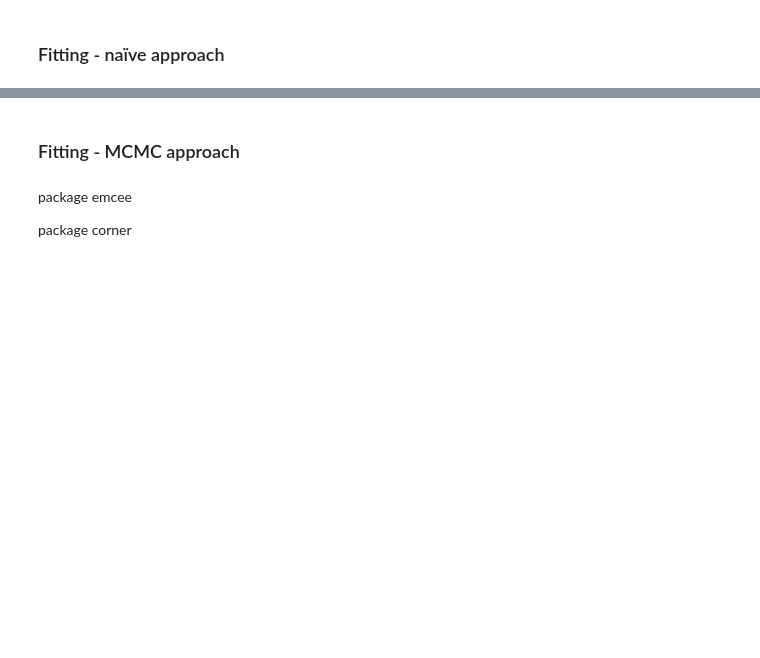
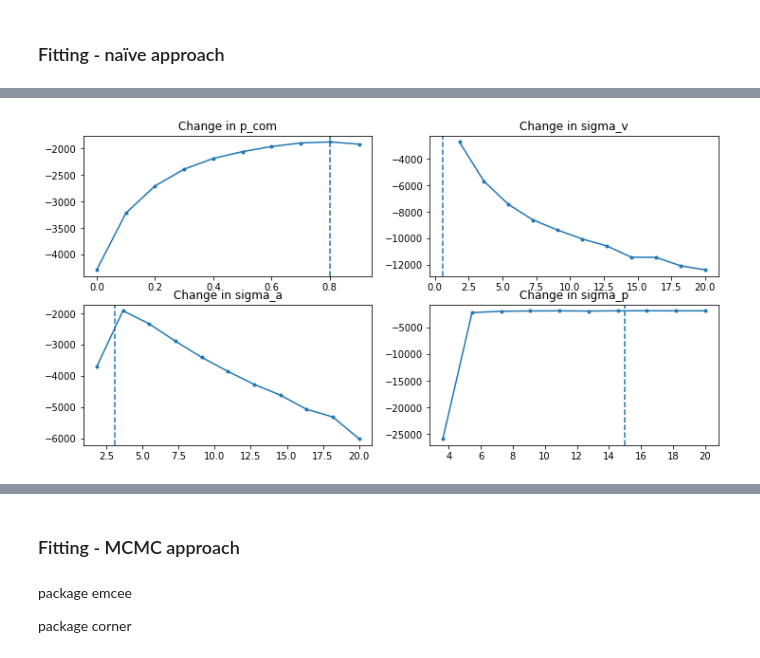
Before and after one commit to psrmx/The_Chantastic4, a Jupyter notebook: MultisensoryPerception/MultisensoryPerception-MengPao.ipynb, the cells around one changed output, grey strips where cells are left out. Drawn from its saved outputs; the diff is of its cells as text; code cells hidden in the pictures; blank space fills up the shorter version.

```diff
--- a/MultisensoryPerception/MultisensoryPerception-MengPao.ipynb
+++ b/MultisensoryPerception/MultisensoryPerception-MengPao.ipynb
@@ -526,5 +540,8 @@ def log_likelihood(p_v, p_a, n_v, n_a):
 # %%
-def fit_model(experiment, runs=10, samples=10e4, sigma_v=sigma_v0, sigma_a=sigma_a0, sigma_p=sigma_p0, p_com=p_com0):
-    p_v, p_a, _, _ = make_button_presses(samples=samples*runs)
-    log_v, log_a = log_likelihood(p_v, p_a, *(experiment))
-    return log_v, log_a
+def fit_model(experiment, samples=100000, sigma_v=sigma_v0, sigma_a=sigma_a0, sigma_p=sigma_p0, p_com=p_com0):
+    """
+    Ten times more than exp.
+    """
+    p_v, p_a, _, _ = make_button_presses(samples, sigma_v, sigma_a, sigma_p, p_com, plot=False)
+    log_lik = log_likelihood(p_v, p_a, *experiment)
+    return log_lik
@@ -545,2 +574,21 @@ samples
 # %% [markdown]
 ### Fitting - naïve approach
+# %%
+%%time
+p_coms = np.linspace(0, 1, 11)
+sigma_vs = np.linspace(0, 20, 12)[1:]
+sigma_as = sigma_vs.copy()
+sigma_ps = sigma_vs.copy()
+logs_pc = np.zeros(p_coms.shape)
+logs_sv = logs_pc.copy()
+logs_sa = logs_pc.copy()
+logs_sp = logs_pc.copy()
+
+for i, p_com in enumerate(p_coms):
+    logs_pc[i] = fit_model(experiment, p_com=p_com)
+    logs_sv[i] = fit_model(experiment, sigma_v=sigma_vs[i])
+    logs_sa[i] = fit_model(experiment, sigma_a=sigma_as[i])
+    logs_sp[i] = fit_model(experiment, sigma_p=sigma_ps[i])
+
+parameters = [p_coms[:-1], sigma_vs, sigma_as, sigma_ps[1:]]
+true_paras = [p_com0, sigma_v0, sigma_a0, sigma_p0]
@@ -546,0 +598,11 @@ samples
+# %%
+fig, axes = plt.subplots(2,2, figsize=(12,6))
+axes = axes.ravel()
+labels = ["p_com", "sigma_v", "sigma_a", "sigma_p"]
+for i, logs in enumerate([logs_pc[:-1], logs_sv, logs_sa, logs_sp[1:]]):
+    axes[i].plot(parameters[i], logs, '.-')
+    axes[i].set_title("Change in "+ str(labels[i]))
+    axes[i].axvline(x=true_paras[i], linestyle='dashed')
+plt.show()
+# %% [output]
+[figure, added]
```
Also changed, not shown: parts of 29 cells of this notebook.
